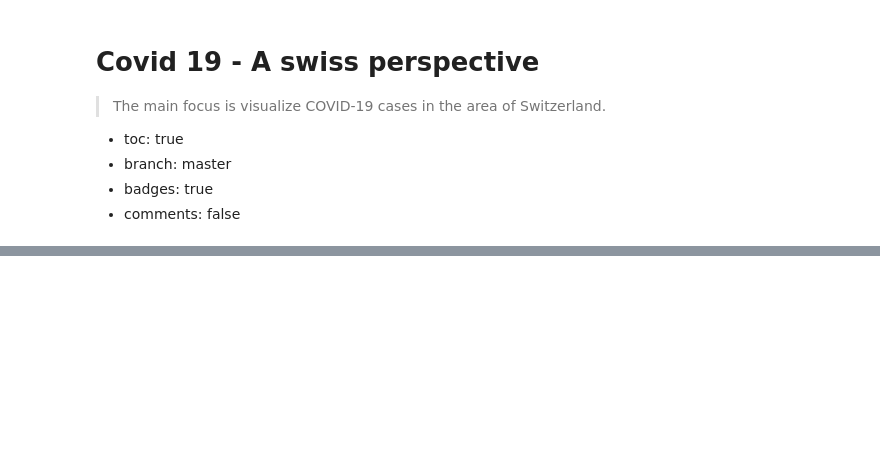
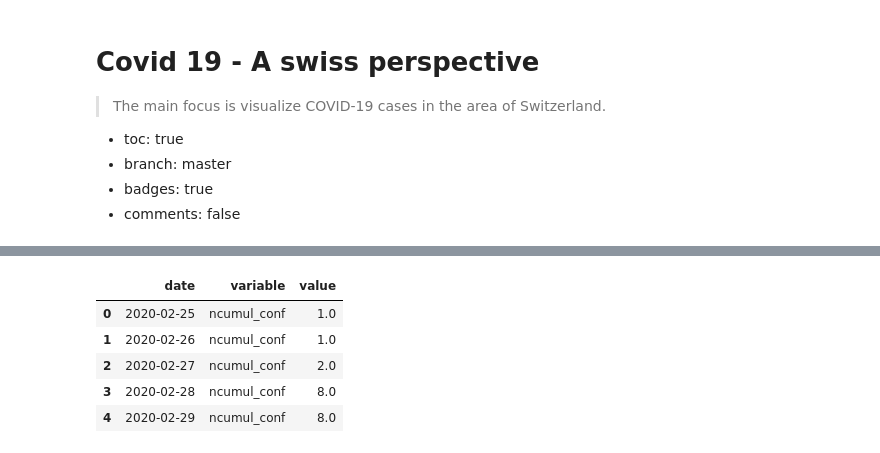
Before and after one commit to joshy/covid-19, a Jupyter notebook: _notebooks/2020-03-24-covid.ipynb, the cells around one changed output, grey strips where cells are left out. Saved outputs shown, nothing was run; the diff lists cells and outputs as text; code cells hidden in the pictures; blank space fills up the shorter version.

```diff
--- a/_notebooks/2020-03-24-covid.ipynb
+++ b/_notebooks/2020-03-24-covid.ipynb
@@ -55,3 +47,7 @@ chart = alt.Chart(df).mark_line(interpolate='step-after').encode(
 chart
 # %% [output]
 [interactive output not drawn]
+# %%
+#hide
+sum_df = df.groupby("date")[["date", "ncumul_conf", "ncumul_released"]].sum()
+sum_df.head()
@@ -57,0 +62,11 @@ chart
+# %%
+#hide
+sum_melt = sum_df.reset_index().melt("date", value_vars=['ncumul_conf', 'ncumul_released'])
+sum_melt.head()
+# %% [output]
+|  | date | variable | value |
+| 0 | 2020-02-25 | ncumul_conf | 1.0 |
+| 1 | 2020-02-26 | ncumul_conf | 1.0 |
+| 2 | 2020-02-27 | ncumul_conf | 2.0 |
+| 3 | 2020-02-28 | ncumul_conf | 8.0 |
+| 4 | 2020-02-29 | ncumul_conf | 8.0 |
```
Also changed, not shown: parts of 6 cells of this notebook.
